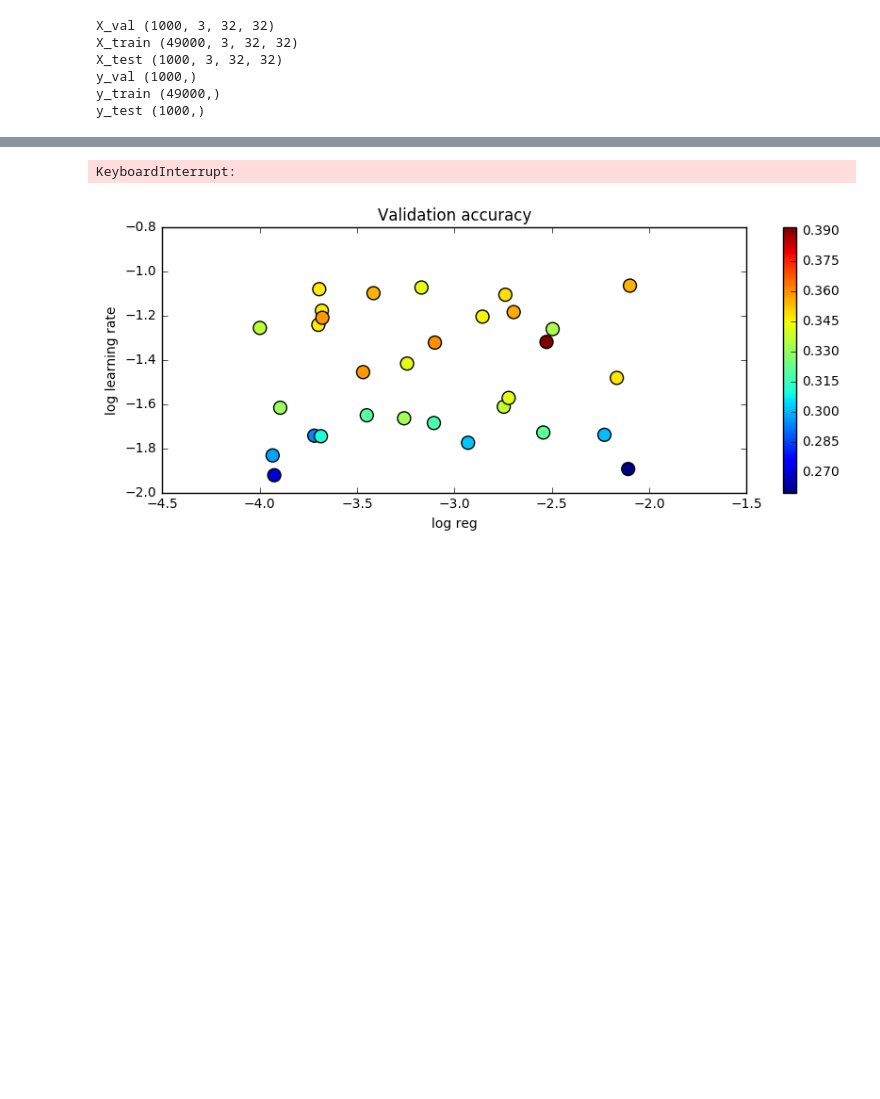
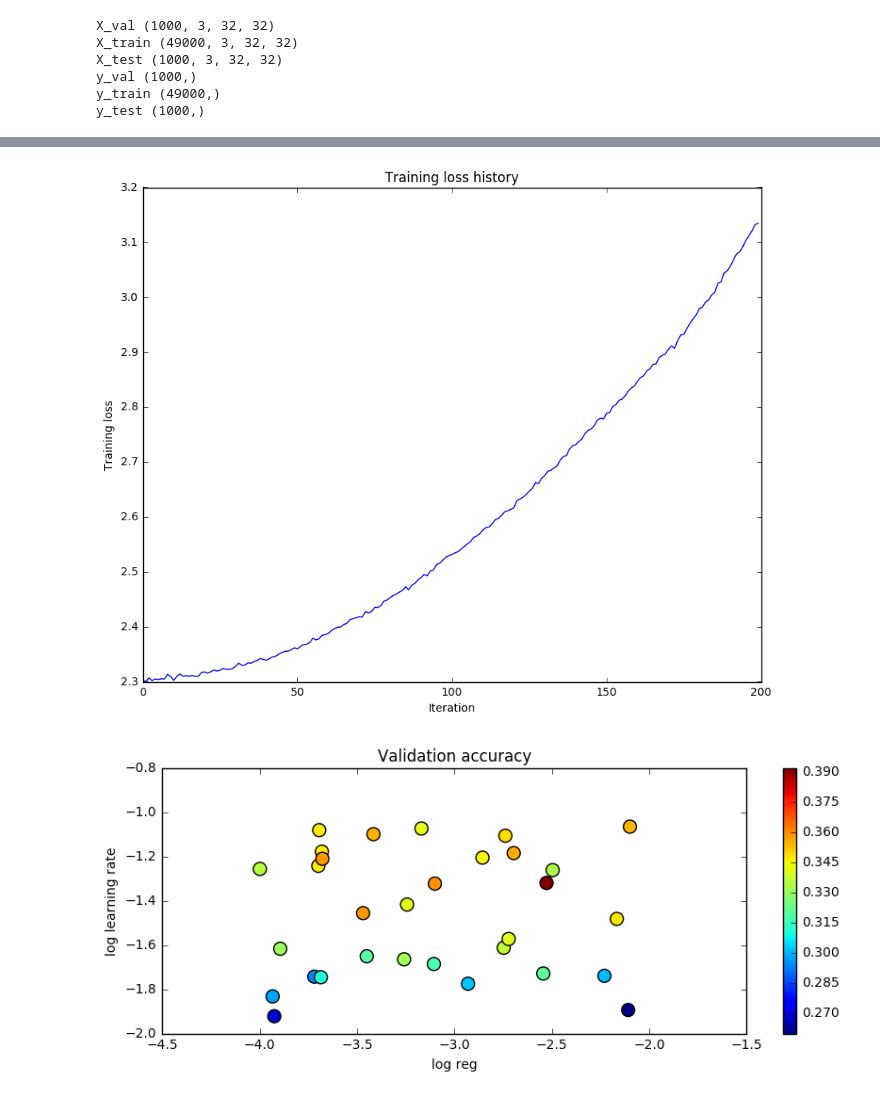
Before and after one commit to lemairecarl/cs231n_perso_2, a Jupyter notebook: FlexNet.ipynb, the cells around one changed output, grey strips where cells are left out. Cells and saved outputs as stored; diff of their text form; code cells hidden in the pictures; blank space fills up the shorter version.

```diff
--- a/FlexNet.ipynb
+++ b/FlexNet.ipynb
@@ -56,13 +56,16 @@ def uniform(minv, maxv):
 batch_size = 50
 batch_shape = (batch_size,) + data['X_train'].shape[1:]
 
-for _ in range(20):
+for _ in range(1):
     weight_scale = 1e-3  # 10 ** uniform(-4, -2)
     learning_rate = 10 ** uniform(-4, -1)
     reg = 10 ** uniform(-4, -2)
 
     model = Sequential(batch_shape=batch_shape, weight_scale=weight_scale, reg=reg)
     model.add(ConvBnRelu(8))
+    model.add(Pool())
+    model.add(ConvBnRelu(8))
+    model.add(Pool())
     model.add(Dense(num_neurons=10))
     model.build(loss=Softmax())
 
@@ -110,4 +115,4 @@ plt.show()
-KeyboardInterrupt:
+[figure, added]
 # %%
 # Visualize the cross-validation results
 import math
```
Also changed, not shown: parts of 2 cells of this notebook, 2 other files.
